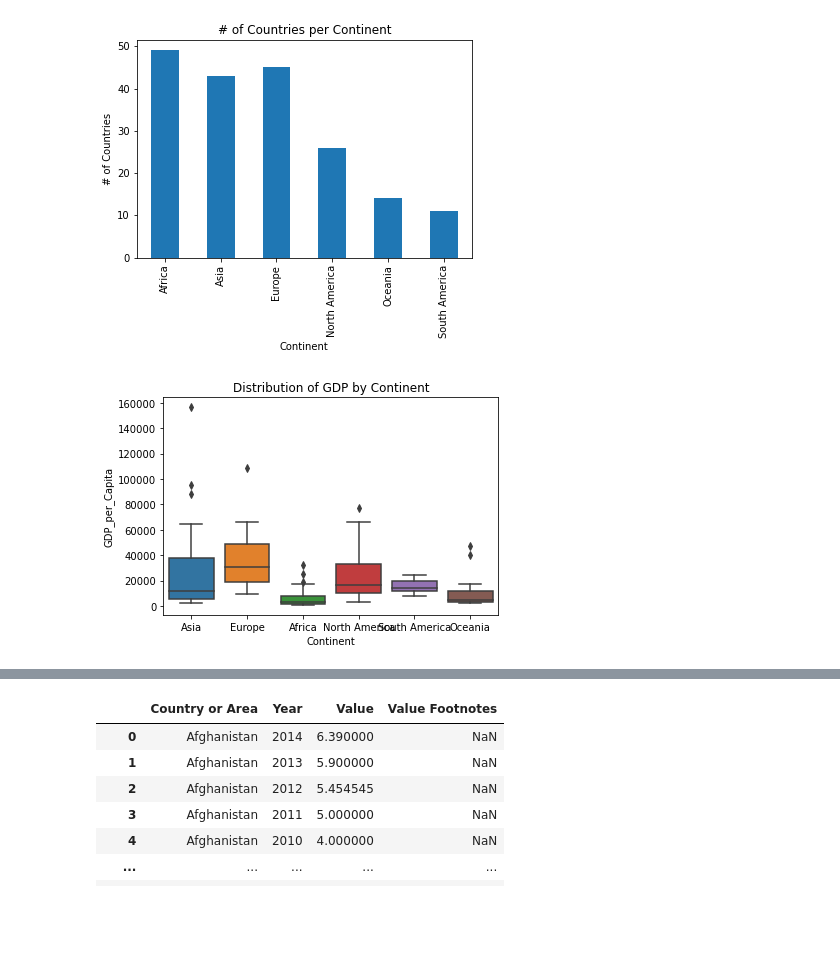
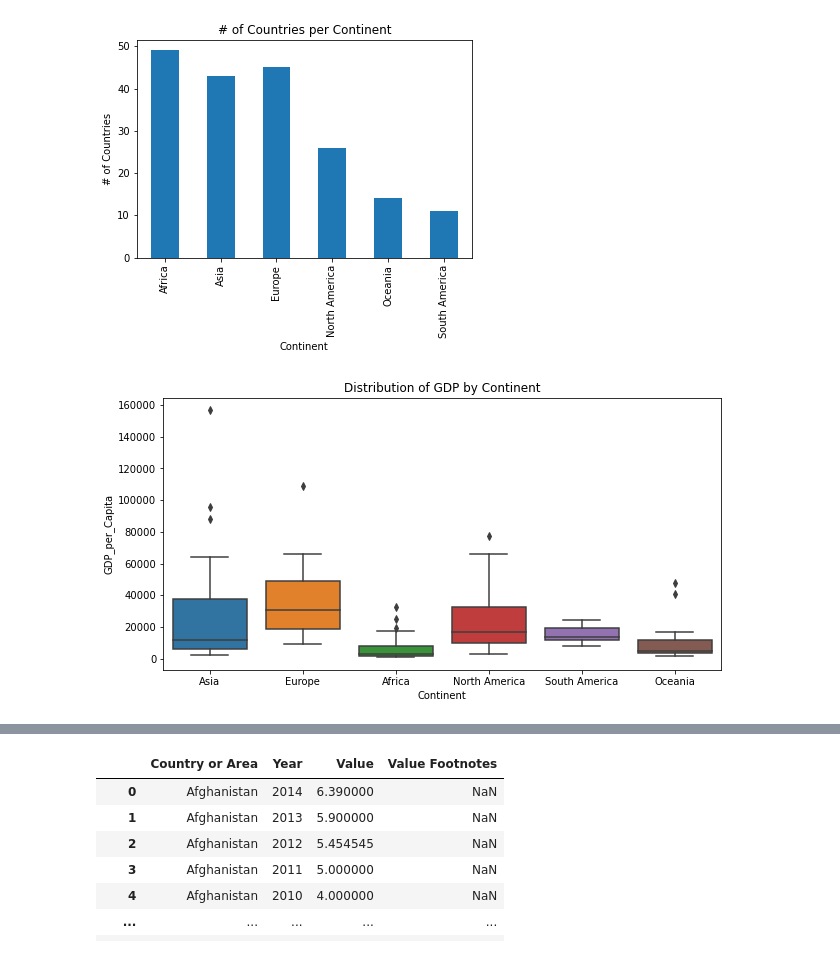
Before and after one commit to nss-data-science-cohort-5/un_exploration-JAGVU09, a Jupyter notebook: notebooks/UN_Data_Exploration.ipynb, the cells around one changed output, grey strips where cells are left out. Drawn from its saved outputs; the diff is of its cells as text; code cells hidden in the pictures; blank space fills up the shorter version.

```diff
--- a/notebooks/UN_Data_Exploration.ipynb
+++ b/notebooks/UN_Data_Exploration.ipynb
@@ -300,10 +255,10 @@ plt.ylabel("# of Countries");
 # %% [output]
 [figure]
 # %%
+plt.figure(figsize = (10,5))
 sns.boxplot(data = gdp_df.loc[gdp_df['Year'] == 2014], #loc for pulling out just the year 2014
             x = 'Continent',
             y = 'GDP_per_Capita')
-plt.title("Distribution of GDP by Continent")
-;
+plt.title("Distribution of GDP by Continent");
 # %% [output]
-[figure, old version]
+[figure, new version]
```
Also changed, not shown: parts of 51 cells of this notebook.
